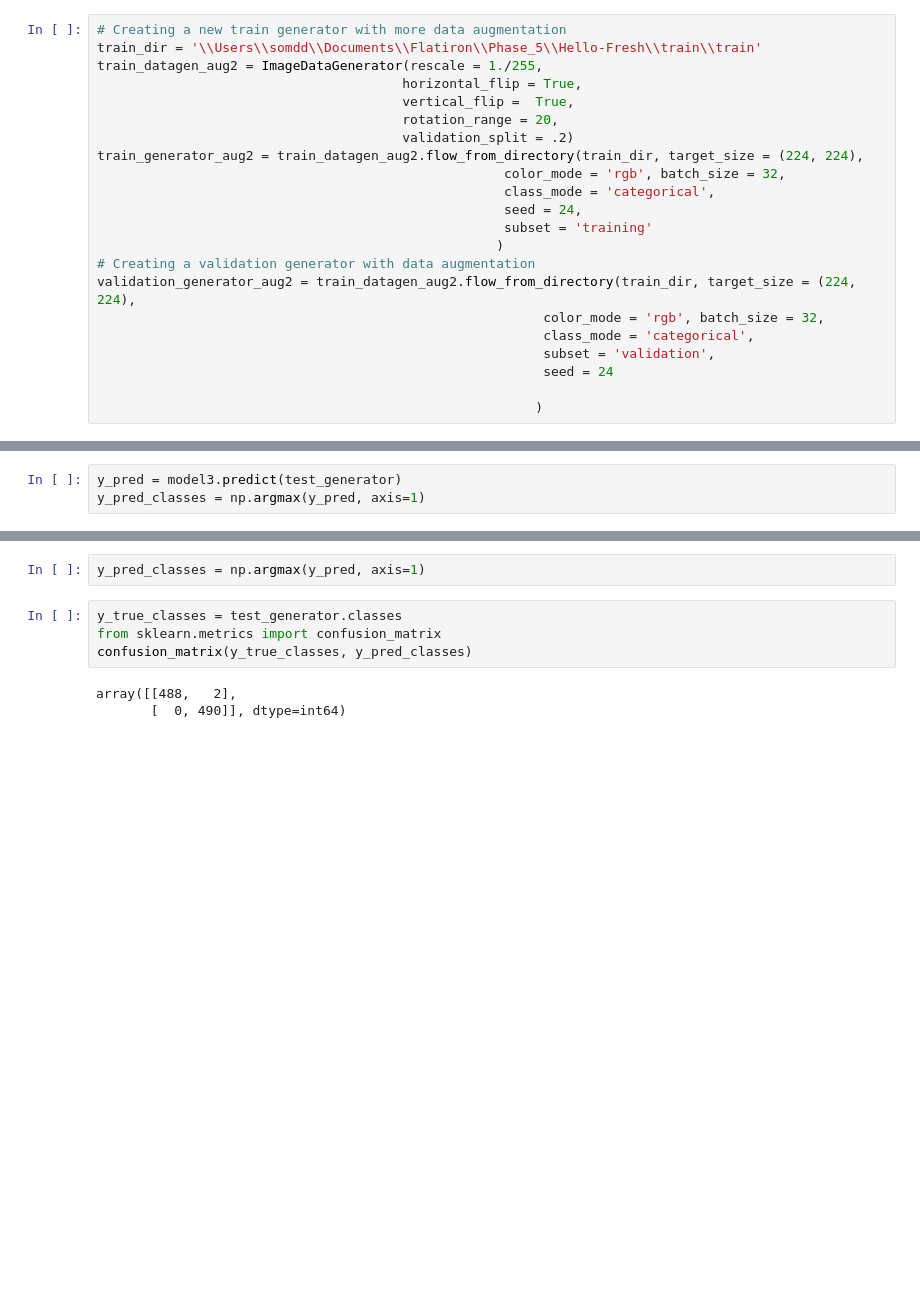
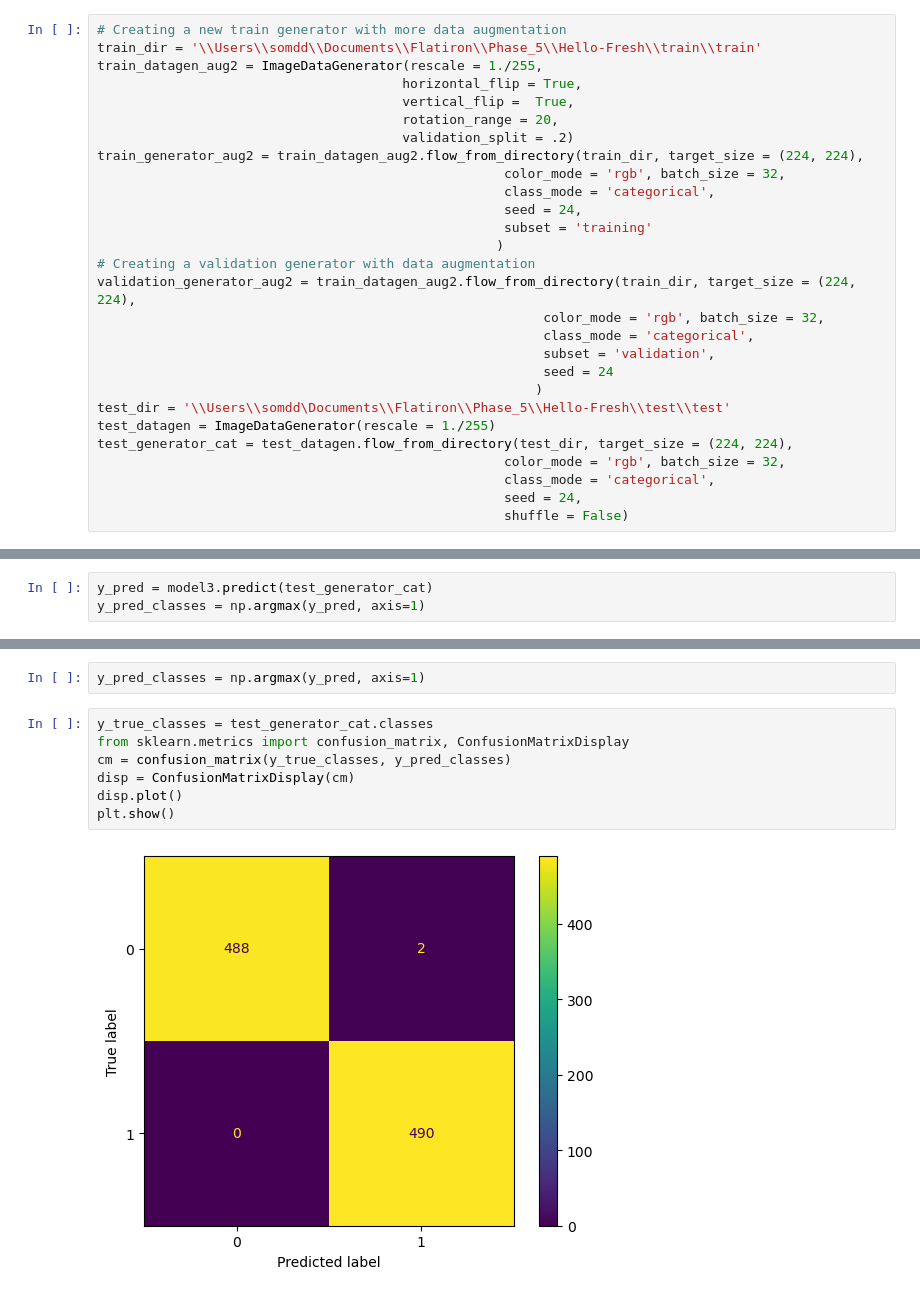
Before and after one commit to ddcots24/Hello-Fresh, a Jupyter notebook: Hello_Fresh.ipynb, the cells around one changed output, grey strips where cells are left out. Saved outputs shown, nothing was run; the diff lists cells and outputs as text; blank space fills up the shorter version.

```diff
--- a/Hello_Fresh.ipynb
+++ b/Hello_Fresh.ipynb
@@ -330,8 +343,14 @@ validation_generator_aug2 = train_datagen_aug2.flow_from_directory(train_dir, ta
                                                          class_mode = 'categorical',
                                                          subset = 'validation',
                                                          seed = 24
-
                                                         )
+test_dir = '\\Users\\somdd\Documents\\Flatiron\\Phase_5\\Hello-Fresh\\test\\test'
+test_datagen = ImageDataGenerator(rescale = 1./255)
+test_generator_cat = test_datagen.flow_from_directory(test_dir, target_size = (224, 224),
+                                                    color_mode = 'rgb', batch_size = 32,
+                                                    class_mode = 'categorical',
+                                                    seed = 24,
+                                                    shuffle = False)
 # %% [output]
 Found 1832 images belonging to 2 classes.
 Found 456 images belonging to 2 classes.
@@ -411,7 +431,7 @@ print('Test loss: {} Test Acc: {}'.format(test_loss, test_acc))
 31/31 [==============================] - 64s 2s/step - loss: 0.0053 - accuracy: 0.9980
 Test loss: 0.0053103105165064335 Test Acc: 0.9979591965675354
 # %%
-y_pred = model3.predict(test_generator)
+y_pred = model3.predict(test_generator_cat)
 y_pred_classes = np.argmax(y_pred, axis=1)
 # %%
 y_pred
@@ -426,9 +446,11 @@ array([[9.9213564e-01, 7.8643607e-03],
 # %%
 y_pred_classes = np.argmax(y_pred, axis=1)
 # %%
-y_true_classes = test_generator.classes
-from sklearn.metrics import confusion_matrix
-confusion_matrix(y_true_classes, y_pred_classes)
+y_true_classes = test_generator_cat.classes
+from sklearn.metrics import confusion_matrix, ConfusionMatrixDisplay
+cm = confusion_matrix(y_true_classes, y_pred_classes)
+disp = ConfusionMatrixDisplay(cm)
+disp.plot()
+plt.show()
 # %% [output]
-array([[488,   2],
-       [  0, 490]], dtype=int64)
+[figure, added]
```
Also changed, not shown: parts of 5 cells of this notebook.
